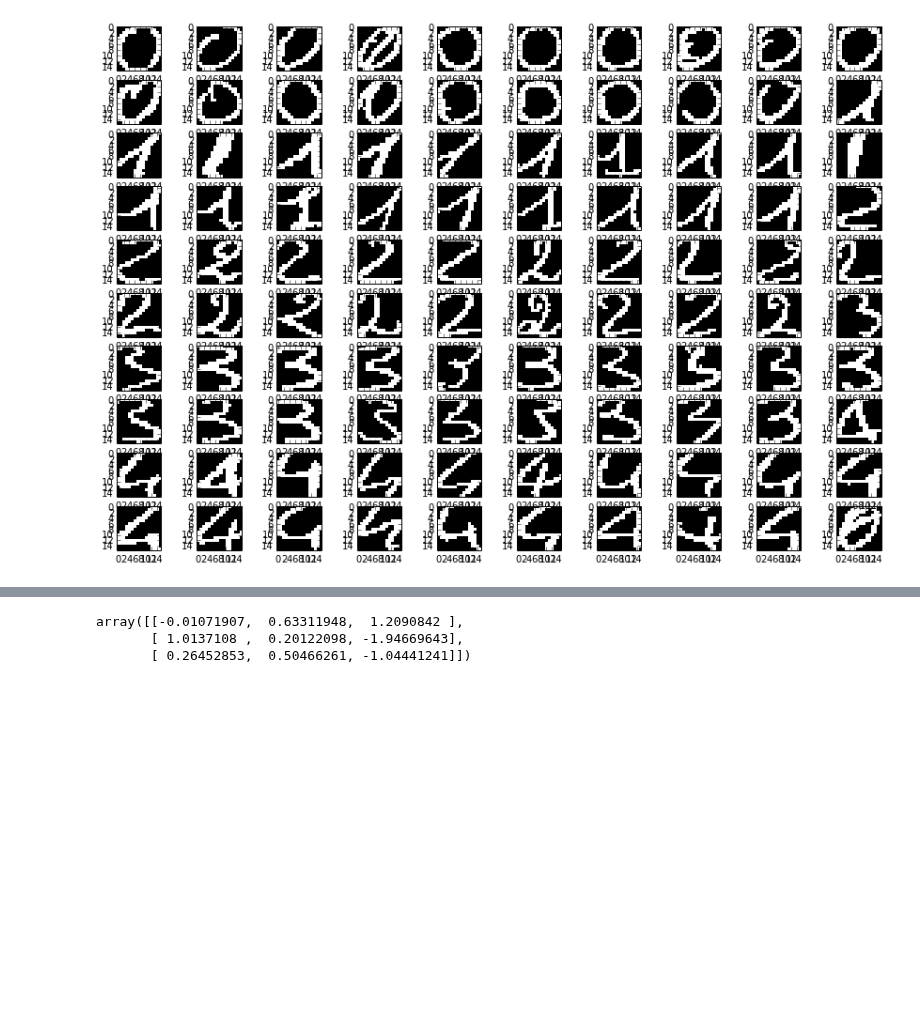
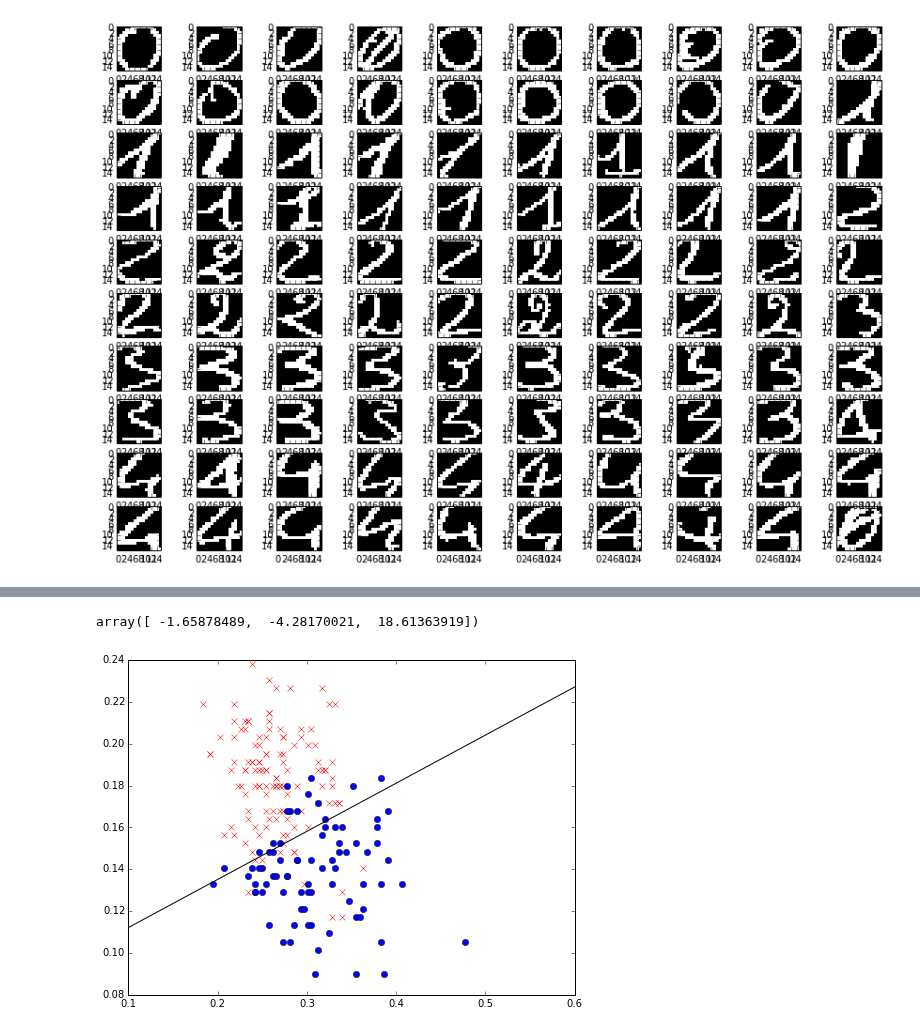
Before and after one commit to Chuphay/school, a Jupyter notebook: ML/hand_written.ipynb, the cells around one changed output, grey strips where cells are left out. Drawn from its saved outputs; the diff is of its cells as text; code cells hidden in the pictures; blank space fills up the shorter version.

```diff
--- a/ML/hand_written.ipynb
+++ b/ML/hand_written.ipynb
@@ -87,6 +77,25 @@ array([[ 0.42867439,  1.48232772, -0.66338804],
-# %%
-pinv(a)
-# %% [output]
-array([[-0.01071907,  0.63311948,  1.2090842 ],
-       [ 1.0137108 ,  0.20122098, -1.94669643],
-       [ 0.26452853,  0.50466261, -1.04441241]])
+# %%
+data_summary = array(data_summary)
+y = data_summary[:,2]
+x = data_summary[:,[0,1]]
+x = hstack((np.ones((x.shape[0],1)),x))
+w = dot(pinv(x), y)
+w
+# %% [output]
+array([ -1.65878489,  -4.28170021,  18.61363919])
+# %%
+figsize(8,6)
+for i, e in enumerate(data_summary):
+    #print(i)
+    if(data_summary[i][2] == 1):
+        plot(data_summary[i][0],data_summary[i][1],c = 'r', marker = 'x')
+    else:
+        plot(data_summary[i][0],data_summary[i][1],c = 'b', marker = 'o')
+def plot_perceptron(w):
+    x = linspace(0.1,0.6,100)
+    slope = -w[1]/w[2]
+    intercept = - w[0]/w[2]
+    plot(x,slope*x +intercept,'k')
+plot_perceptron(w)
+# %% [output]
+[figure, added]
```
Also changed, not shown: parts of 6 cells of this notebook.
